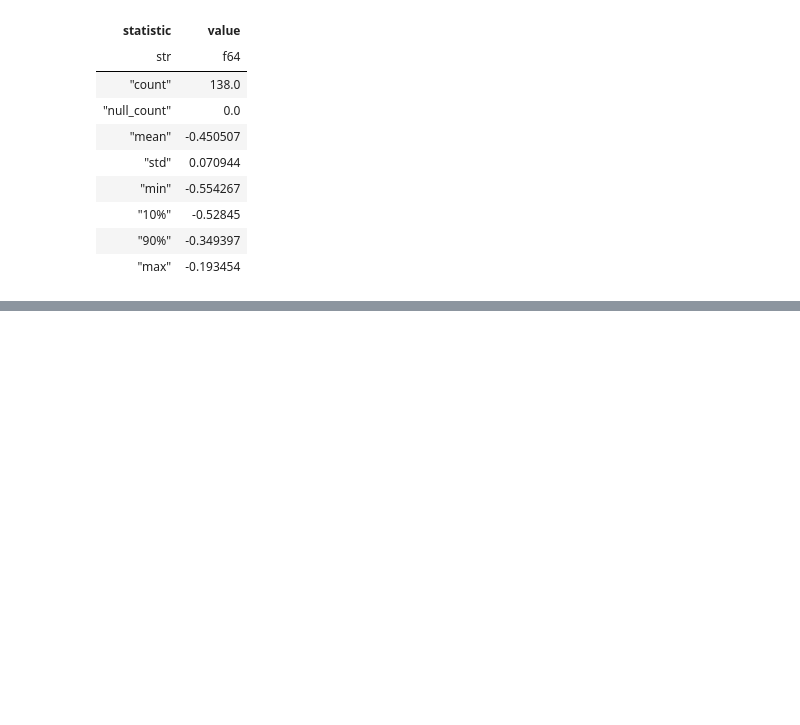
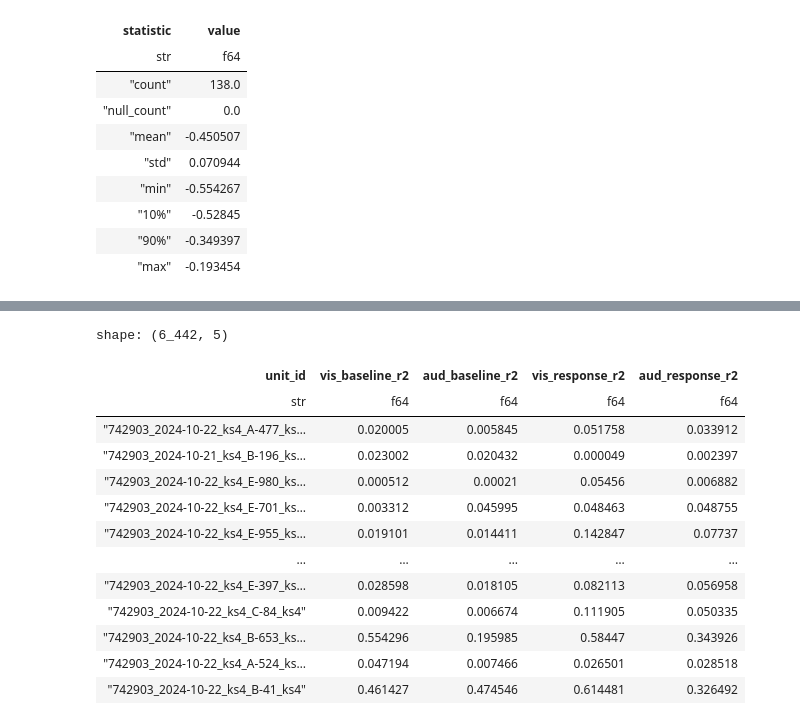
Before and after one commit to AllenNeuralDynamics/dynamic-routing-unit-drift-qc-dashboard, a Jupyter notebook: notebooks/drift_sessions.ipynb, the cells around one changed output, grey strips where cells are left out. Drawn from its saved outputs; the diff is of its cells as text; code cells hidden in the pictures; blank space fills up the shorter version.

```diff
--- a/notebooks/drift_sessions.ipynb
+++ b/notebooks/drift_sessions.ipynb
@@ -213,0 +265,17 @@ get_combined_above_threshold_chart(get_df().drop_nulls('drift_rating').join(lda_
+# %%
+pl.read_parquet("//allen/programs/mindscope/workgroups/dynamicrouting/ben/corr_values_ks4.parquet")
+# %% [output]
+shape: (6_442, 5)
+| unit_id | vis_baseline_r2 | aud_baseline_r2 | vis_response_r2 | aud_response_r2 |
+| str | f64 | f64 | f64 | f64 |
+| "742903_2024-10-22_ks4_A-477_ks… | 0.020005 | 0.005845 | 0.051758 | 0.033912 |
+| "742903_2024-10-21_ks4_B-196_ks… | 0.023002 | 0.020432 | 0.000049 | 0.002397 |
+| "742903_2024-10-22_ks4_E-980_ks… | 0.000512 | 0.00021 | 0.05456 | 0.006882 |
+| "742903_2024-10-22_ks4_E-701_ks… | 0.003312 | 0.045995 | 0.048463 | 0.048755 |
+| "742903_2024-10-22_ks4_E-955_ks… | 0.019101 | 0.014411 | 0.142847 | 0.07737 |
+| … | … | … | … | … |
+| "742903_2024-10-22_ks4_E-397_ks… | 0.028598 | 0.018105 | 0.082113 | 0.056958 |
+| "742903_2024-10-22_ks4_C-84_ks4" | 0.009422 | 0.006674 | 0.111905 | 0.050335 |
+| "742903_2024-10-22_ks4_B-653_ks… | 0.554296 | 0.195985 | 0.58447 | 0.343926 |
+| "742903_2024-10-22_ks4_A-524_ks… | 0.047194 | 0.007466 | 0.026501 | 0.028518 |
+| "742903_2024-10-22_ks4_B-41_ks4" | 0.461427 | 0.474546 | 0.614481 | 0.326492 |
```
Also changed, not shown: parts of 8 cells of this notebook.
